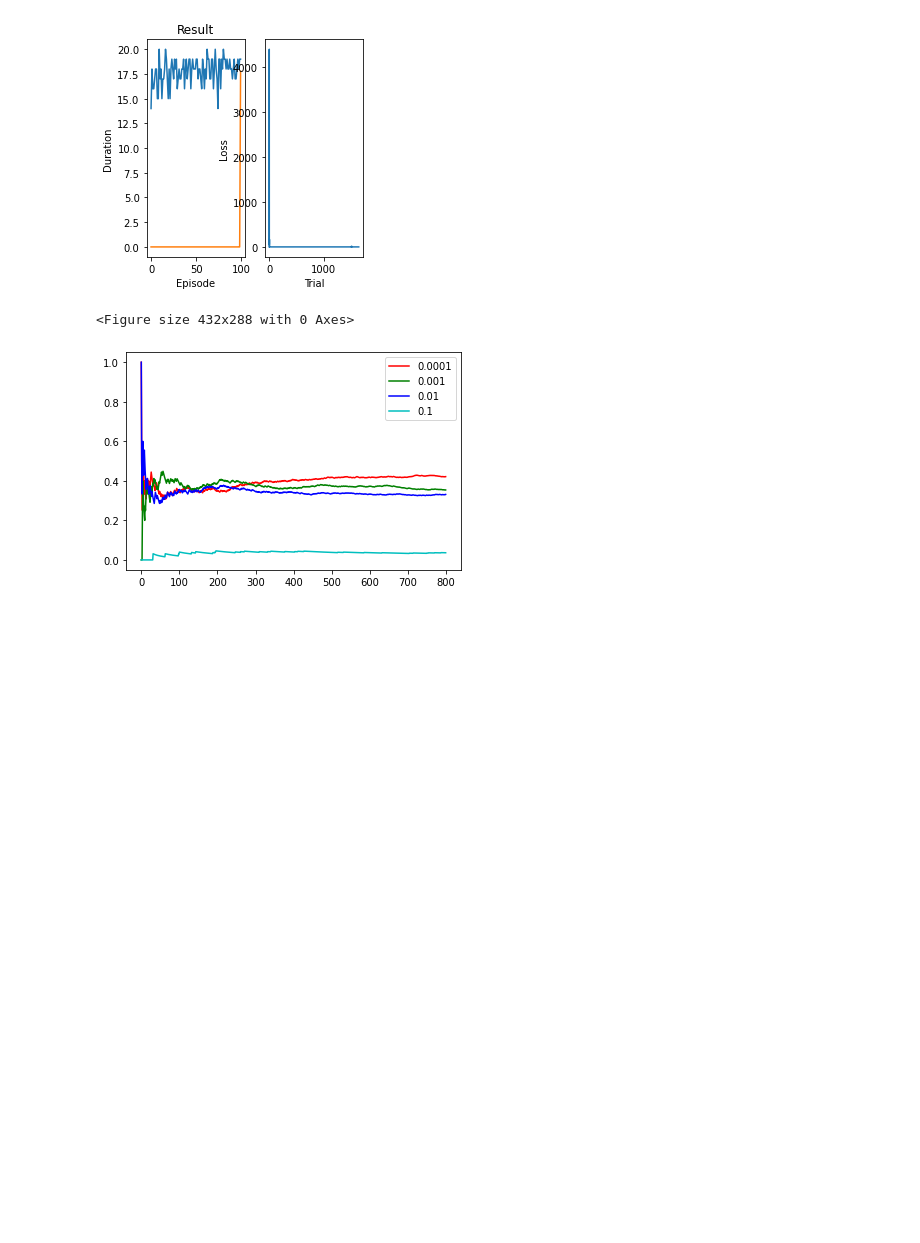
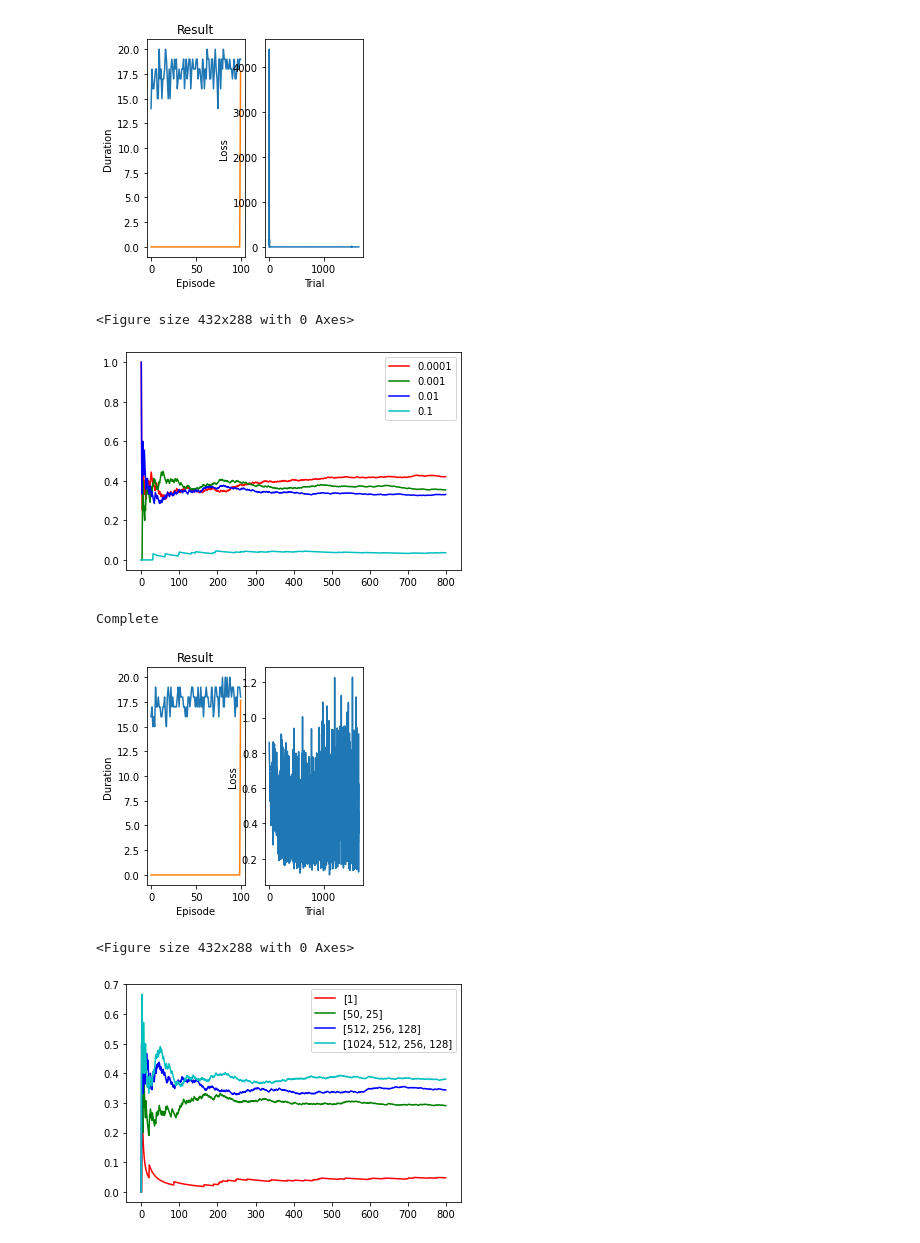
Before and after one commit to falarrieu/rlnn-tetris, a Jupyter notebook: server/Debugger.ipynb, the cells around one changed output. Saved outputs shown, nothing was run; the diff lists cells and outputs as text; code cells hidden in the pictures; blank space fills up the shorter version.

Commit message:
OptEpisodes

```diff
--- a/server/Debugger.ipynb
+++ b/server/Debugger.ipynb
@@ -221,3 +221,43 @@ Complete
 [figure]
 <Figure size 432x288 with 0 Axes>
 [figure]
+# %%
+n_hiddens_per_layer_list = [[1], [50, 25], [512, 256, 128], [1024, 512, 256, 128]]
+
+n_hiddens_per_layer_correctness_traces = []
+
+for n_hiddens_per_layer in n_hiddens_per_layer_list:
+
+    trainer = NNTrainer(
+        batch_size=BATCH_SIZE,
+        gamma=GAMMA,
+        eps_start=EPS_START,
+        eps_end=EPS_END,
+        eps_decay=EPS_DECAY,
+        tau=TAU,
+        learning_rate=LR,
+        n_hiddens_per_layer=n_hiddens_per_layer,
+        num_episodes=num_episodes
+    )
+
+    trainer.train()
+
+    for i in range(800):
+        trainer.use()
+
+    n_hiddens_per_layer_correctness_traces.append(trainer.correctness_trace)
+
+# Plot each line with a different color
+plt.plot(n_hiddens_per_layer_correctness_traces[0], 'r', label='[1]')
+plt.plot(n_hiddens_per_layer_correctness_traces[1], 'g', label='[50, 25]')
+plt.plot(n_hiddens_per_layer_correctness_traces[2], 'b', label='[512, 256, 128]')
+plt.plot(n_hiddens_per_layer_correctness_traces[3], 'c', label='[1024, 512, 256, 128]')
+
+# Add a legend and show the plot
+plt.legend()
+plt.show()
+# %% [output]
+Complete
+[figure, added]
+<Figure size 432x288 with 0 Axes>
+[figure, added]
```
Also changed, not shown: parts of 1 cell of this notebook.
